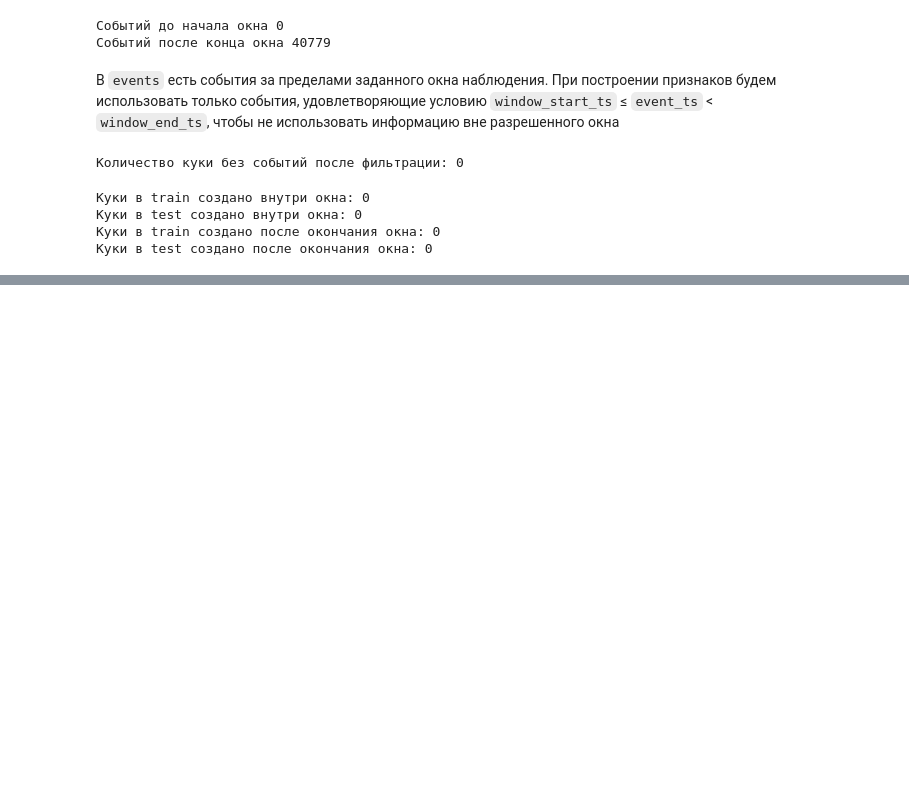
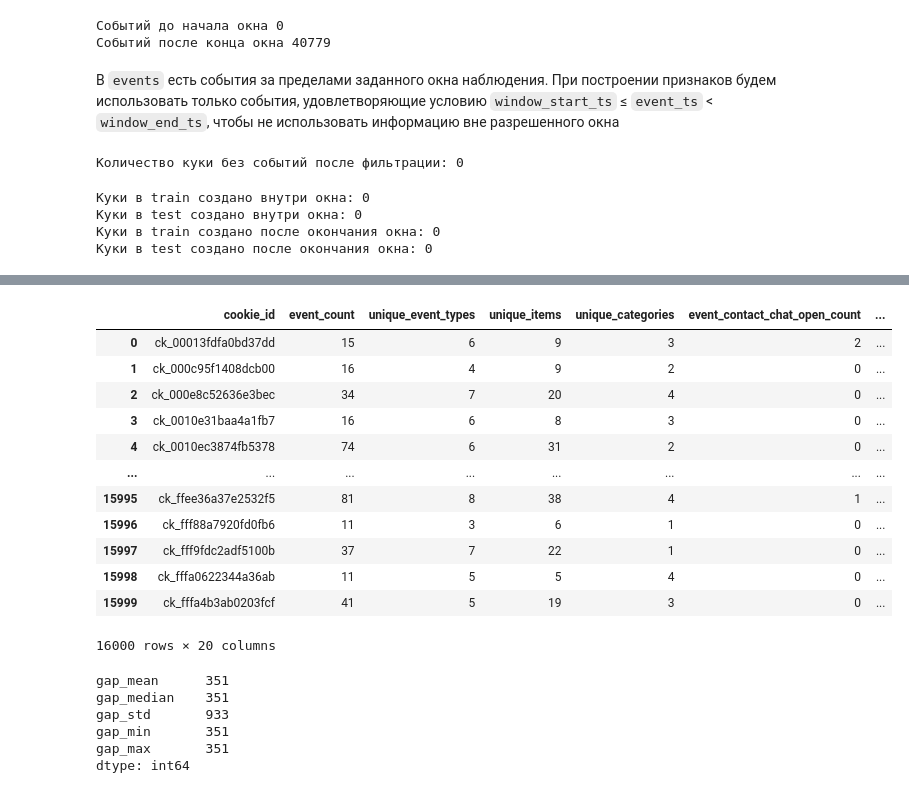
Before and after one commit to Nochami4/avito-bot-detection, a Jupyter notebook: solution.ipynb, the cells around one changed output, grey strips where cells are left out. Cells and saved outputs as stored; diff of their text form; code cells hidden in the pictures; blank space fills up the shorter version.

```diff
--- a/solution.ipynb
+++ b/solution.ipynb
@@ -341,0 +460,12 @@ print(f"Куки в test создано после окончания окна:
+# %%
+events_sorted = events_in_window.sort_values(
+    ["cookie_id", "event_ts"]
+).copy()
+
+events_sorted["event_gap_seconds"] = (
+    events_sorted.groupby("cookie_id")["event_ts"]
+    .diff()
+    .dt.total_seconds()
+)
+
+events_sorted.head(2)
@@ -341,0 +476,14 @@ print(f"Куки в test создано после окончания окна:
+# %%
+gap_features = (
+    events_sorted.groupby("cookie_id")
+    .agg(
+        gap_mean=("event_gap_seconds", "mean"),
+        gap_median=("event_gap_seconds", "median"),
+        gap_std=("event_gap_seconds", "std"),
+        gap_min=("event_gap_seconds", "min"),
+        gap_max=("event_gap_seconds", "max"),
+    )
+    .reset_index()
+)
+
+gap_features
@@ -341,0 +504,42 @@ print(f"Куки в test создано после окончания окна:
+# %%
+features = (
+    features
+    .merge(
+        time_features[["cookie_id", "active_span_seconds"]],
+        on="cookie_id",
+        how="left",
+        validate="one_to_one",
+    )
+    .merge(
+        gap_features,
+        on="cookie_id",
+        how="left",
+        validate="one_to_one"
+    )
+)
+
+features
+# %% [output]
+|  | cookie_id | event_count | unique_event_types | unique_items | unique_categories | event_contact_chat_open_count | ... |
+| 0 | ck_00013fdfa0bd37dd | 15 | 6 | 9 | 3 | 2 | ... |
+| 1 | ck_000c95f1408dcb00 | 16 | 4 | 9 | 2 | 0 | ... |
+| 2 | ck_000e8c52636e3bec | 34 | 7 | 20 | 4 | 0 | ... |
+| 3 | ck_0010e31baa4a1fb7 | 16 | 6 | 8 | 3 | 0 | ... |
+| 4 | ck_0010ec3874fb5378 | 74 | 6 | 31 | 2 | 0 | ... |
+| ... | ... | ... | ... | ... | ... | ... | ... |
+| 15995 | ck_ffee36a37e2532f5 | 81 | 8 | 38 | 4 | 1 | ... |
+| 15996 | ck_fff88a7920fd0fb6 | 11 | 3 | 6 | 1 | 0 | ... |
+| 15997 | ck_fff9fdc2adf5100b | 37 | 7 | 22 | 1 | 0 | ... |
+| 15998 | ck_fffa0622344a36ab | 11 | 5 | 5 | 4 | 0 | ... |
+| 15999 | ck_fffa4b3ab0203fcf | 41 | 5 | 19 | 3 | 0 | ... |
+16000 rows × 20 columns
+# %%
+feature_missing = features.isna().sum()
+feature_missing[feature_missing > 0]
+# %% [output]
+gap_mean      351
+gap_median    351
+gap_std       933
+gap_min       351
+gap_max       351
+dtype: int64
```
Also changed, not shown: parts of 27 cells of this notebook, 1 other file.
